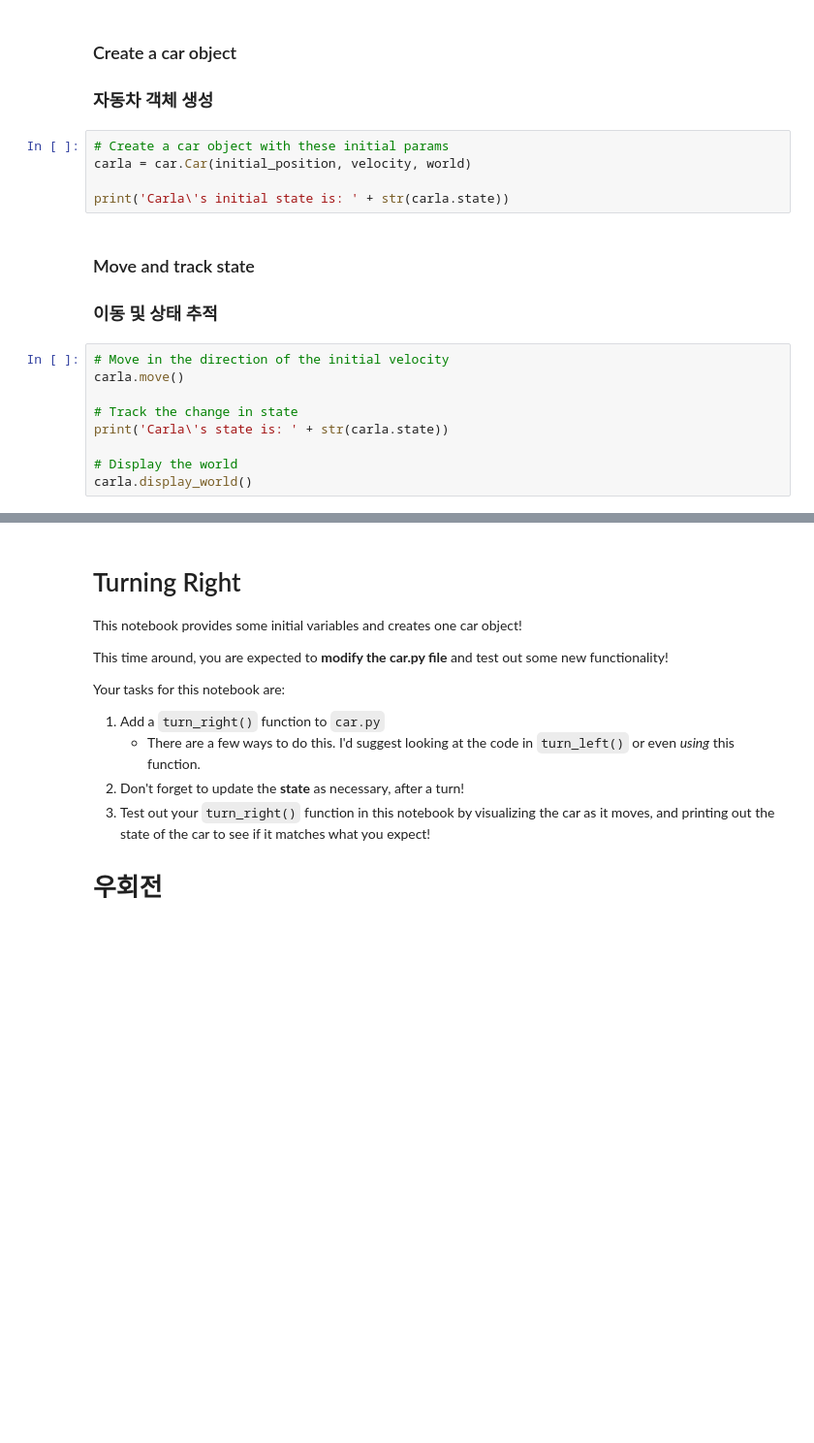
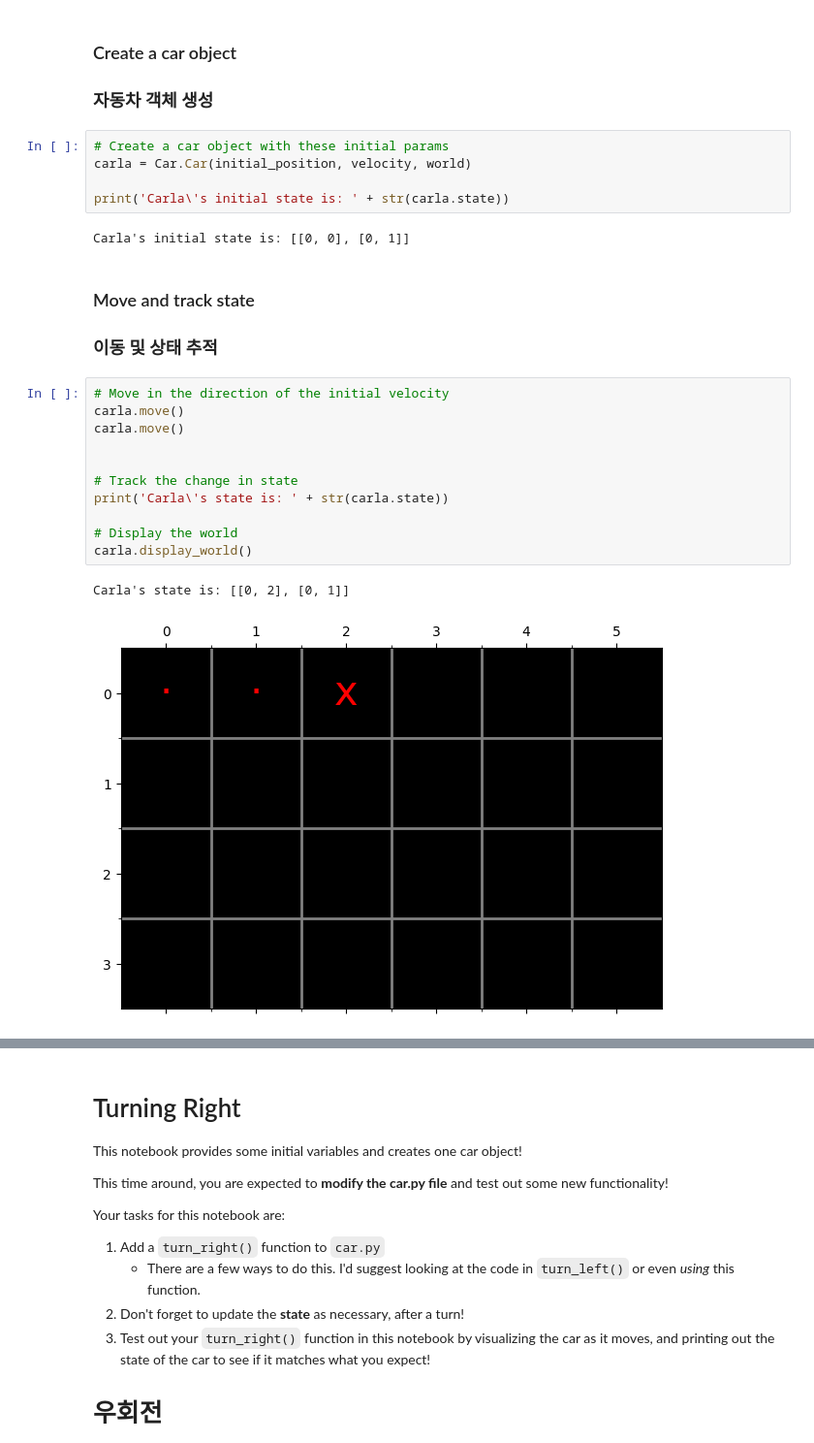
Before and after one commit to aaronkr-classroom/6-kalman-filters-zzammin22, a Jupyter notebook: 4. Car, playground.ipynb, the cells around one changed output, grey strips where cells are left out. Shown: that part at 97% size. Drawn from its saved outputs; the diff is of its cells as text; blank space fills up the shorter version.

```diff
--- a/4. Car, playground.ipynb
+++ b/4. Car, playground.ipynb
@@ -106,9 +158,11 @@ velocity = [0, 1] # [vy, vx] (moving to the right)
 ### 자동차 객체 생성
 # %%
 # Create a car object with these initial params
-carla = car.Car(initial_position, velocity, world)
+carla = Car.Car(initial_position, velocity, world)
 
 print('Carla\'s initial state is: ' + str(carla.state))
+# %% [output]
+Carla's initial state is: [[0, 0], [0, 1]]
 # %% [markdown]
 ### Move and track state
 
@@ -116,11 +170,16 @@ print('Carla\'s initial state is: ' + str(carla.state))
 # %%
 # Move in the direction of the initial velocity
 carla.move()
+carla.move()
+
 
 # Track the change in state
 print('Carla\'s state is: ' + str(carla.state))
 
 # Display the world
 carla.display_world()
+# %% [output]
+Carla's state is: [[0, 2], [0, 1]]
+[figure, added]
 # %%
 ## TODO: Make carla traverse a 4x4 square path
```
Also changed, not shown: parts of 6 cells of this notebook, 2 other files.
